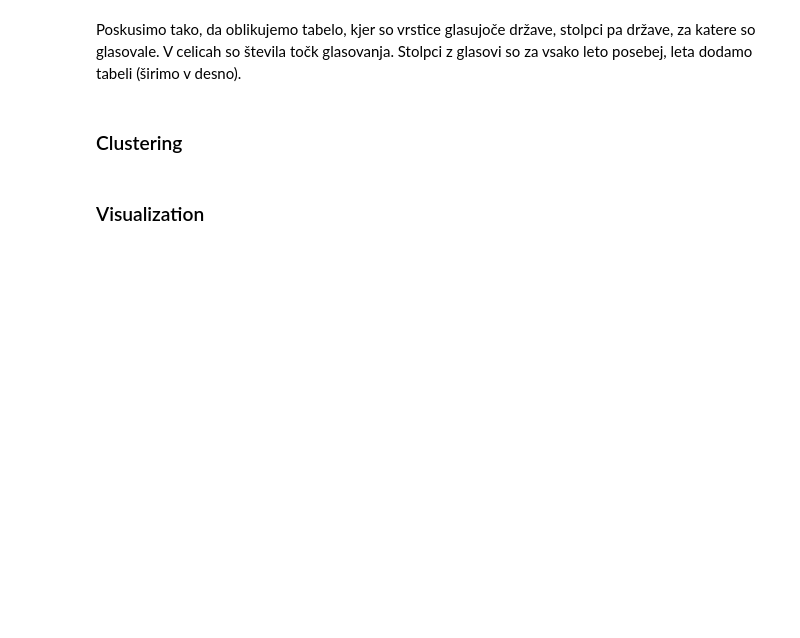
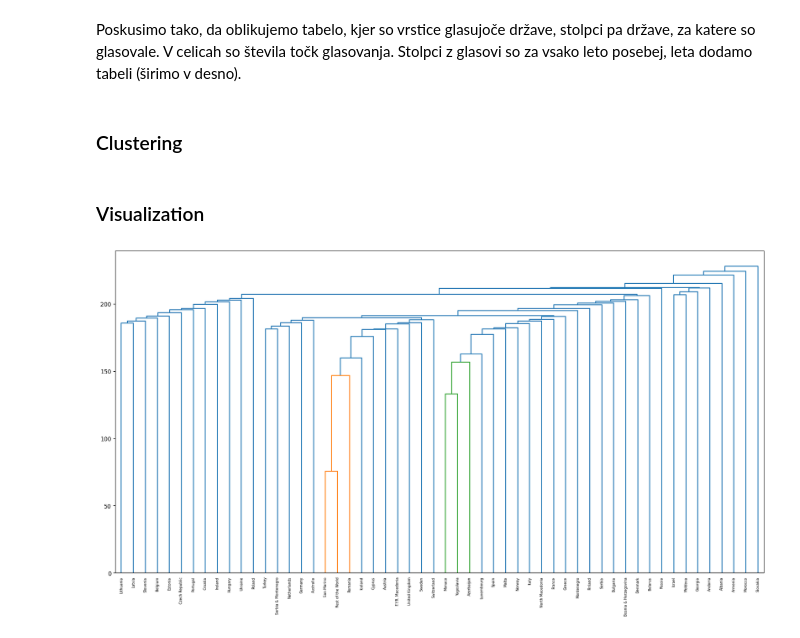
Before and after one commit to brziga/uozp-hw1, a Jupyter notebook: hw1.ipynb, the cells around one changed output. Drawn from its saved outputs; the diff is of its cells as text; code cells hidden in the pictures; blank space fills up the shorter version.

```diff
--- a/hw1.ipynb
+++ b/hw1.ipynb
@@ -227,7 +227,9 @@ for line in linkages1:
 # %%
 # Plot dendrogram
 plt.figure(figsize=(20, 10))
-dn = hierarchy.dendrogram(linkages1, labels=prep1voters)
+dn1 = hierarchy.dendrogram(linkages1, labels=prep1voters)
 
 # Show plot
 plt.show()
+# %% [output]
+[figure, added]
```
Also changed, not shown: parts of 15 cells of this notebook, 1 other file.
